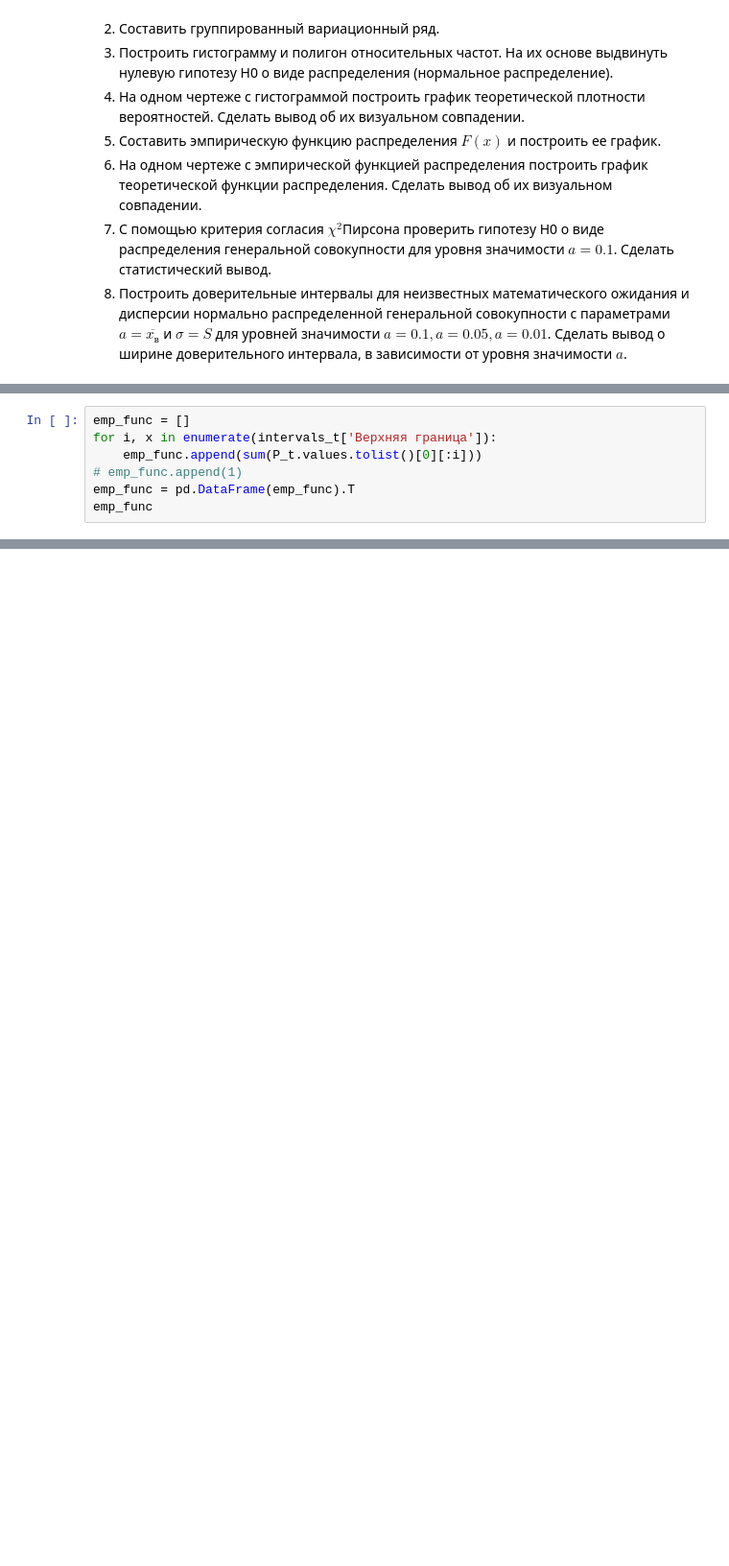
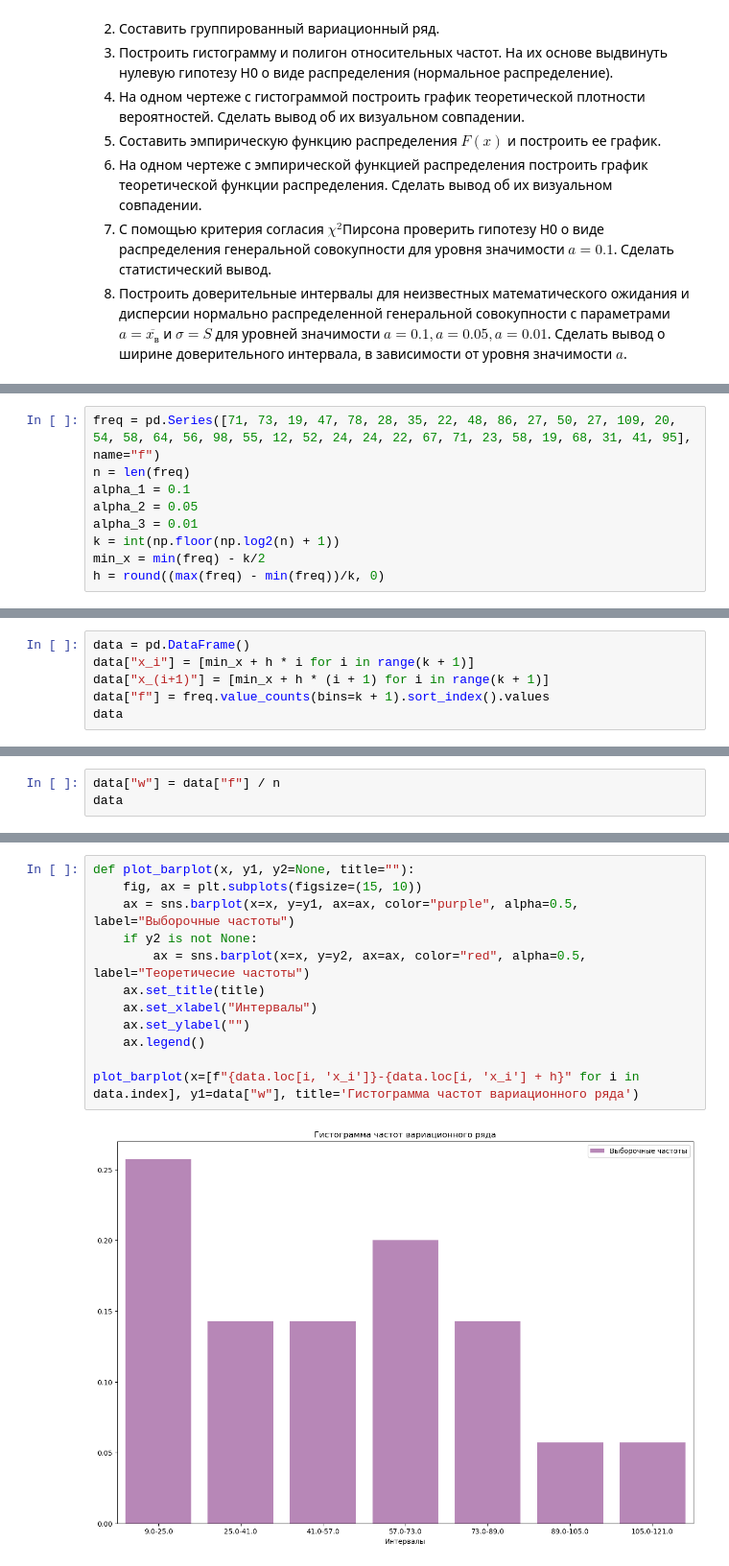
Before and after one commit to CosmDandy/Polytech-4-Sem-Statistics, a Jupyter notebook: Python/LB5/LB5_3.ipynb, the cells around one changed output, grey strips where cells are left out. Shown: that part at 96% size. Saved outputs shown, nothing was run; the diff lists cells and outputs as text; blank space fills up the shorter version.

```diff
--- a/Python/LB5/LB5_3.ipynb
+++ b/Python/LB5/LB5_3.ipynb
@@ -182,7 +24,0 @@ px.histogram(data, x='X', nbins=10, title='Полигон относительн
-# %%
-emp_func = []
-for i, x in enumerate(intervals_t['Верхняя граница']):
-    emp_func.append(sum(P_t.values.tolist()[0][:i]))
-# emp_func.append(1)
-emp_func = pd.DataFrame(emp_func).T
-emp_func
@@ -228,0 +25,9 @@ ValueError: Value of 'y' is not the name of a column in 'data_frame'. Expected o
+# %%
+freq = pd.Series([71, 73, 19, 47, 78, 28, 35, 22, 48, 86, 27, 50, 27, 109, 20, 54, 58, 64, 56, 98, 55, 12, 52, 24, 24, 22, 67, 71, 23, 58, 19, 68, 31, 41, 95], name="f")
+n = len(freq)
+alpha_1 = 0.1
+alpha_2 = 0.05
+alpha_3 = 0.01
+k = int(np.floor(np.log2(n) + 1))
+min_x = min(freq) - k/2
+h = round((max(freq) - min(freq))/k, 0)
@@ -228,0 +38,6 @@ ValueError: Value of 'y' is not the name of a column in 'data_frame'. Expected o
+# %%
+data = pd.DataFrame()
+data["x_i"] = [min_x + h * i for i in range(k + 1)]
+data["x_(i+1)"] = [min_x + h * (i + 1) for i in range(k + 1)]
+data["f"] = freq.value_counts(bins=k + 1).sort_index().values
+data
@@ -228,0 +95,3 @@ ValueError: Value of 'y' is not the name of a column in 'data_frame'. Expected o
+# %%
+data["w"] = data["f"] / n
+data
@@ -228,0 +109,14 @@ ValueError: Value of 'y' is not the name of a column in 'data_frame'. Expected o
+# %%
+def plot_barplot(x, y1, y2=None, title=""):
+    fig, ax = plt.subplots(figsize=(15, 10))
+    ax = sns.barplot(x=x, y=y1, ax=ax, color="purple", alpha=0.5, label="Выборочные частоты")
+    if y2 is not None:
+        ax = sns.barplot(x=x, y=y2, ax=ax, color="red", alpha=0.5, label="Теоретичесие частоты")
+    ax.set_title(title)
+    ax.set_xlabel("Интервалы")
+    ax.set_ylabel("")
+    ax.legend()
+
+plot_barplot(x=[f"{data.loc[i, 'x_i']}-{data.loc[i, 'x_i'] + h}" for i in data.index], y1=data["w"], title='Гистограмма частот вариационного ряда')
+# %% [output]
+[figure, added]
```
Also changed, not shown: parts of 77 cells of this notebook.
